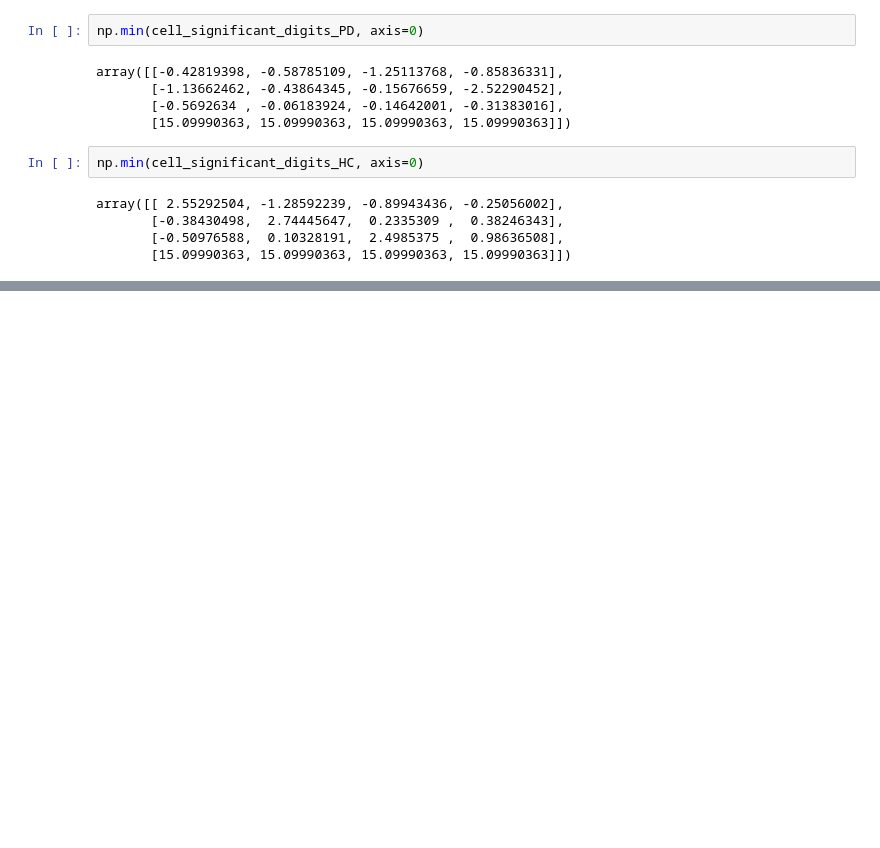
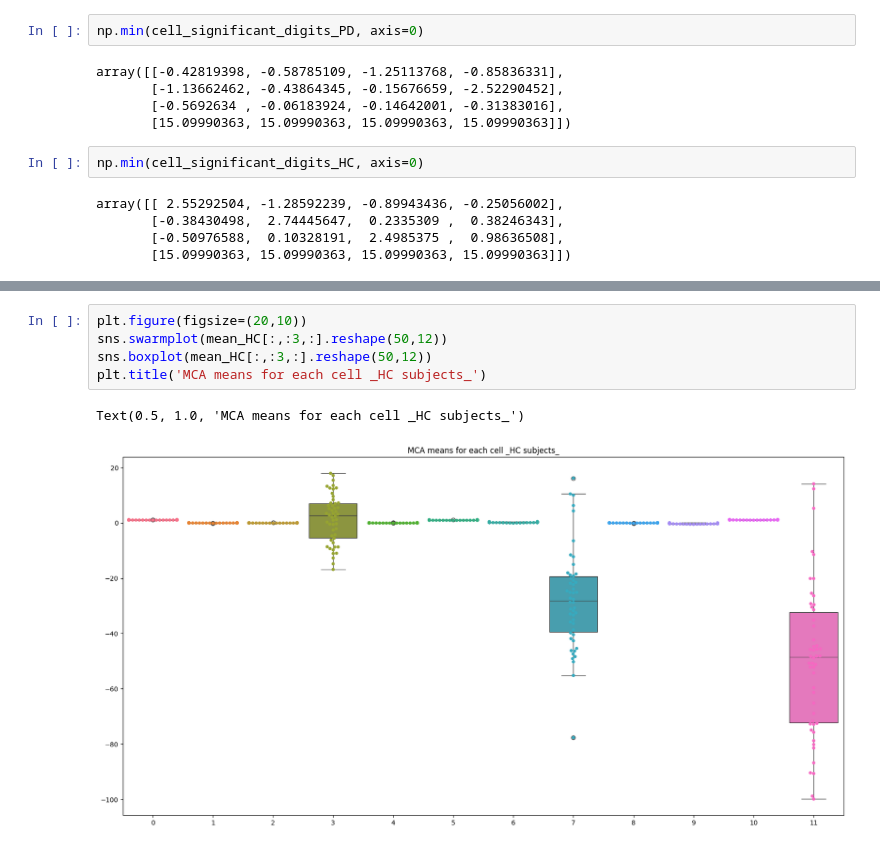
Before and after one commit to mirhnius/mca_linear_registration, a Jupyter notebook: analysis.ipynb, the cells around one changed output, grey strips where cells are left out. Saved outputs shown, nothing was run; the diff lists cells and outputs as text; blank space fills up the shorter version.

```diff
--- a/analysis.ipynb
+++ b/analysis.ipynb
@@ -85,0 +121,8 @@ array([[ 2.55292504, -1.28592239, -0.89943436, -0.25056002],
+# %%
+plt.figure(figsize=(20,10))
+sns.swarmplot(mean_HC[:,:3,:].reshape(50,12))
+sns.boxplot(mean_HC[:,:3,:].reshape(50,12))
+plt.title('MCA means for each cell _HC subjects_')
+# %% [output]
+Text(0.5, 1.0, 'MCA means for each cell _HC subjects_')
+[figure, added]
```
Also changed, not shown: parts of 8 cells of this notebook.
